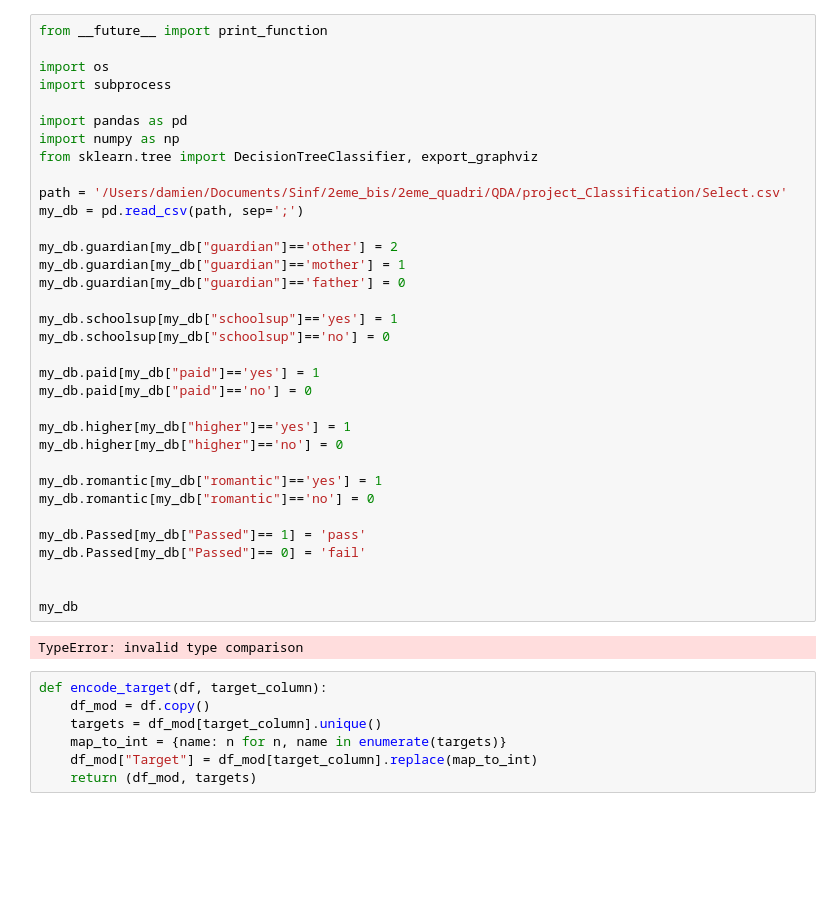
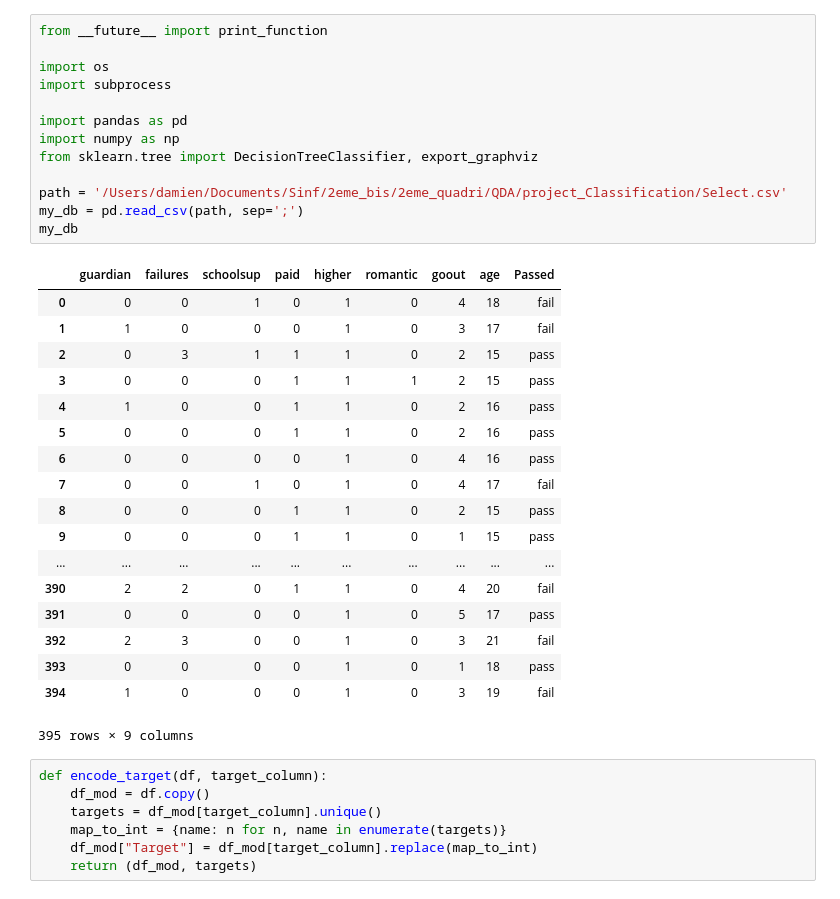
Before and after one commit to Ddetry/project_Classification, a Jupyter notebook: Decision_tree_classifier.ipynb, the cells around one changed output. Saved outputs shown, nothing was run; the diff lists cells and outputs as text; blank space fills up the shorter version.

```diff
--- a/Decision_tree_classifier.ipynb
+++ b/Decision_tree_classifier.ipynb
@@ -1,39 +1,35 @@
 # %%
 from __future__ import print_function
 
 import os
 import subprocess
 
 import pandas as pd
 import numpy as np
 from sklearn.tree import DecisionTreeClassifier, export_graphviz
 
 path = '/Users/damien/Documents/Sinf/2eme_bis/2eme_quadri/QDA/project_Classification/Select.csv'
 my_db = pd.read_csv(path, sep=';')
-
-my_db.guardian[my_db["guardian"]=='other'] = 2
-my_db.guardian[my_db["guardian"]=='mother'] = 1
-my_db.guardian[my_db["guardian"]=='father'] = 0
-
-my_db.schoolsup[my_db["schoolsup"]=='yes'] = 1
-my_db.schoolsup[my_db["schoolsup"]=='no'] = 0
-
-my_db.paid[my_db["paid"]=='yes'] = 1
-my_db.paid[my_db["paid"]=='no'] = 0
-
-my_db.higher[my_db["higher"]=='yes'] = 1
-my_db.higher[my_db["higher"]=='no'] = 0
-
-my_db.romantic[my_db["romantic"]=='yes'] = 1
-my_db.romantic[my_db["romantic"]=='no'] = 0
-
-my_db.Passed[my_db["Passed"]== 1] = 'pass'
-my_db.Passed[my_db["Passed"]== 0] = 'fail'
-
-
 my_db
 # %% [output]
+|  | guardian | failures | schoolsup | paid | higher | romantic | goout | age | Passed |
+| 0 | 0 | 0 | 1 | 0 | 1 | 0 | 4 | 18 | fail |
+| 1 | 1 | 0 | 0 | 0 | 1 | 0 | 3 | 17 | fail |
+| 2 | 0 | 3 | 1 | 1 | 1 | 0 | 2 | 15 | pass |
+| 3 | 0 | 0 | 0 | 1 | 1 | 1 | 2 | 15 | pass |
+| 4 | 1 | 0 | 0 | 1 | 1 | 0 | 2 | 16 | pass |
+| 5 | 0 | 0 | 0 | 1 | 1 | 0 | 2 | 16 | pass |
+| 6 | 0 | 0 | 0 | 0 | 1 | 0 | 4 | 16 | pass |
+| 7 | 0 | 0 | 1 | 0 | 1 | 0 | 4 | 17 | fail |
+| 8 | 0 | 0 | 0 | 1 | 1 | 0 | 2 | 15 | pass |
+| 9 | 0 | 0 | 0 | 1 | 1 | 0 | 1 | 15 | pass |
+| ... | ... | ... | ... | ... | ... | ... | ... | ... | ... |
+| 390 | 2 | 2 | 0 | 1 | 1 | 0 | 4 | 20 | fail |
+| 391 | 0 | 0 | 0 | 0 | 1 | 0 | 5 | 17 | pass |
+| 392 | 2 | 3 | 0 | 0 | 1 | 0 | 3 | 21 | fail |
+| 393 | 0 | 0 | 0 | 0 | 1 | 0 | 1 | 18 | pass |
+| 394 | 1 | 0 | 0 | 0 | 1 | 0 | 3 | 19 | fail |
-TypeError: invalid type comparison
+395 rows × 9 columns
 # %%
 def encode_target(df, target_column):
     df_mod = df.copy()
```
Also changed, not shown: parts of 6 cells of this notebook, 4 other files.
